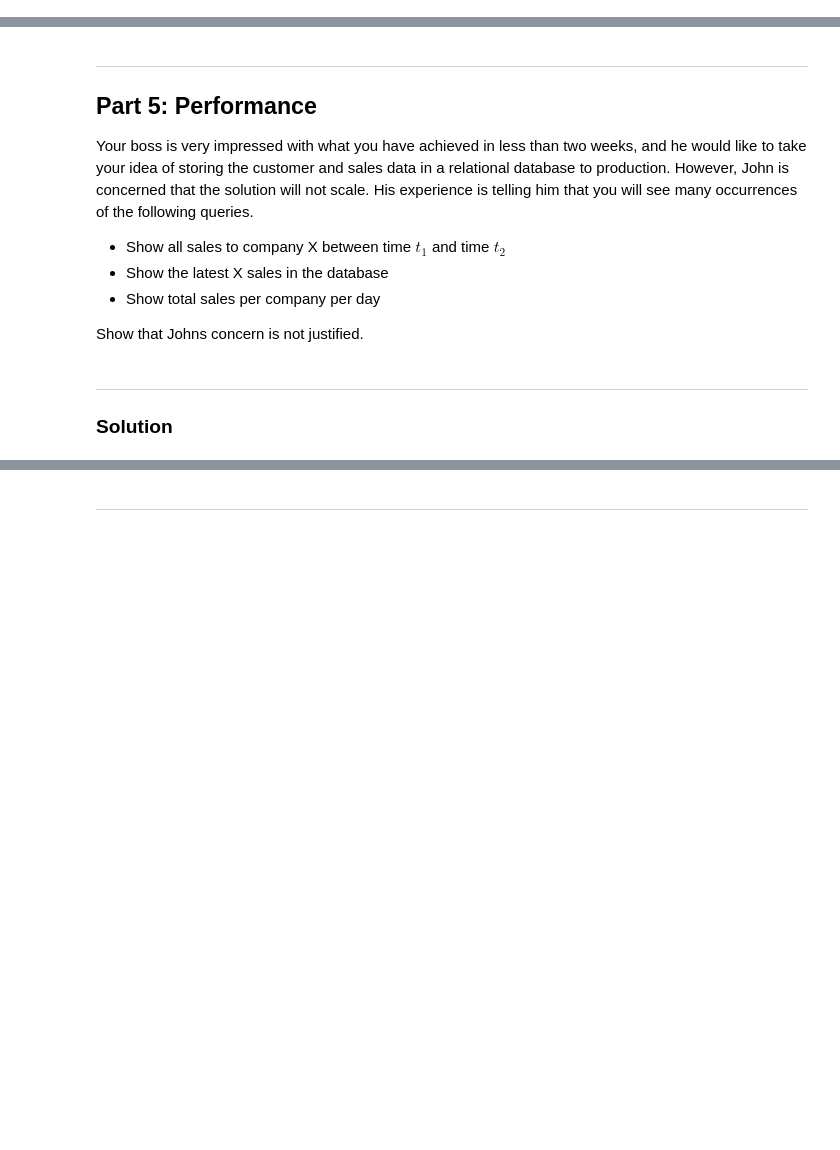
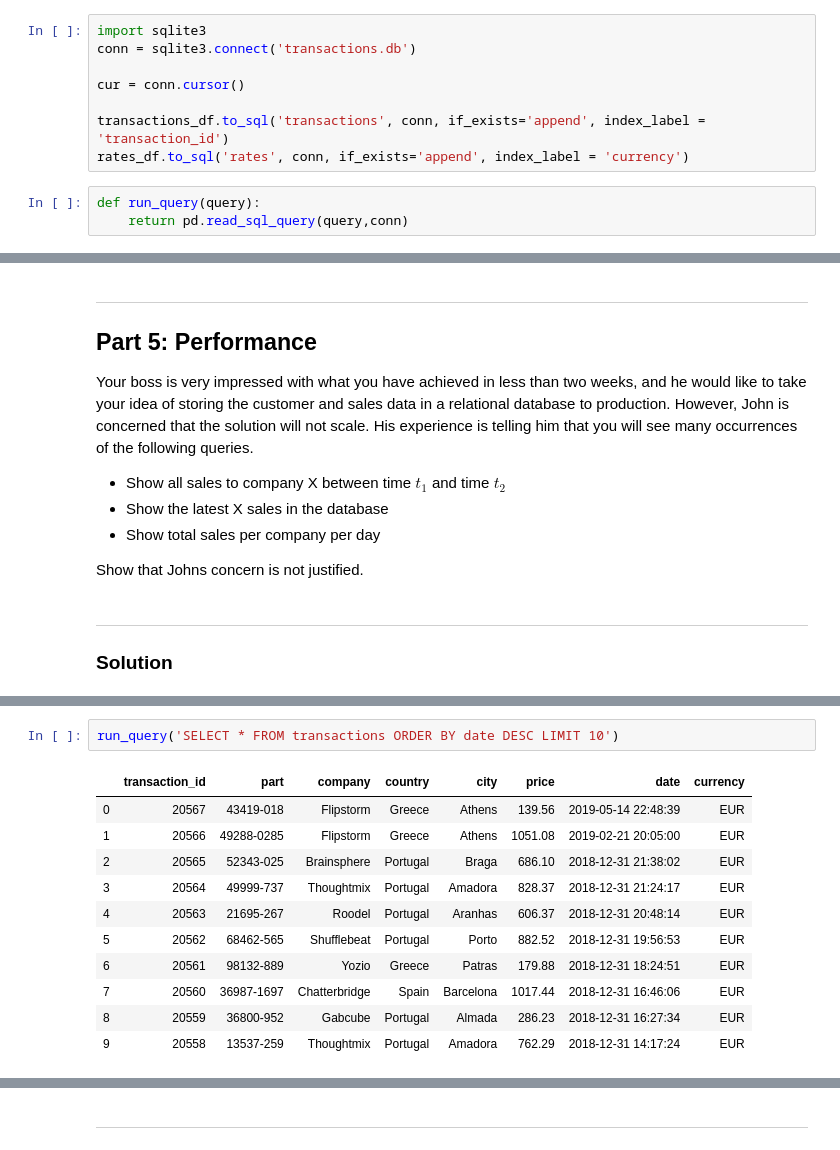
Before and after one commit to patrickcording/02807-comp-tools, a Jupyter notebook: docker/work/projects/Project 1 - Customer Database.ipynb, the cells around one changed output, grey strips where cells are left out. Drawn from its saved outputs; the diff is of its cells as text; blank space fills up the shorter version.

```diff
--- a/docker/work/projects/Project 1 - Customer Database.ipynb
+++ b/docker/work/projects/Project 1 - Customer Database.ipynb
@@ -248,3 +262,14 @@ You may use SQLite locally to do this. You should argue why you choose to store
+# %%
+import sqlite3
+conn = sqlite3.connect('transactions.db')
+
+cur = conn.cursor()
+
+transactions_df.to_sql('transactions', conn, if_exists='append', index_label = 'transaction_id')
+rates_df.to_sql('rates', conn, if_exists='append', index_label = 'currency')
+# %%
+def run_query(query):
+    return pd.read_sql_query(query,conn)
 # %% [markdown]
 ---
 ## Part 4: Analyzing the data
@@ -279,0 +389,14 @@ Show that Johns concern is not justified.
+# %%
+run_query('SELECT * FROM transactions ORDER BY date DESC LIMIT 10')
+# %% [output]
+|  | transaction_id | part | company | country | city | price | date | currency |
+| 0 | 20567 | 43419-018 | Flipstorm | Greece | Athens | 139.56 | 2019-05-14 22:48:39 | EUR |
+| 1 | 20566 | 49288-0285 | Flipstorm | Greece | Athens | 1051.08 | 2019-02-21 20:05:00 | EUR |
+| 2 | 20565 | 52343-025 | Brainsphere | Portugal | Braga | 686.10 | 2018-12-31 21:38:02 | EUR |
+| 3 | 20564 | 49999-737 | Thoughtmix | Portugal | Amadora | 828.37 | 2018-12-31 21:24:17 | EUR |
+| 4 | 20563 | 21695-267 | Roodel | Portugal | Aranhas | 606.37 | 2018-12-31 20:48:14 | EUR |
+| 5 | 20562 | 68462-565 | Shufflebeat | Portugal | Porto | 882.52 | 2018-12-31 19:56:53 | EUR |
+| 6 | 20561 | 98132-889 | Yozio | Greece | Patras | 179.88 | 2018-12-31 18:24:51 | EUR |
+| 7 | 20560 | 36987-1697 | Chatterbridge | Spain | Barcelona | 1017.44 | 2018-12-31 16:46:06 | EUR |
+| 8 | 20559 | 36800-952 | Gabcube | Portugal | Almada | 286.23 | 2018-12-31 16:27:34 | EUR |
+| 9 | 20558 | 13537-259 | Thoughtmix | Portugal | Amadora | 762.29 | 2018-12-31 14:17:24 | EUR |
```
Also changed, not shown: parts of 15 cells of this notebook.
